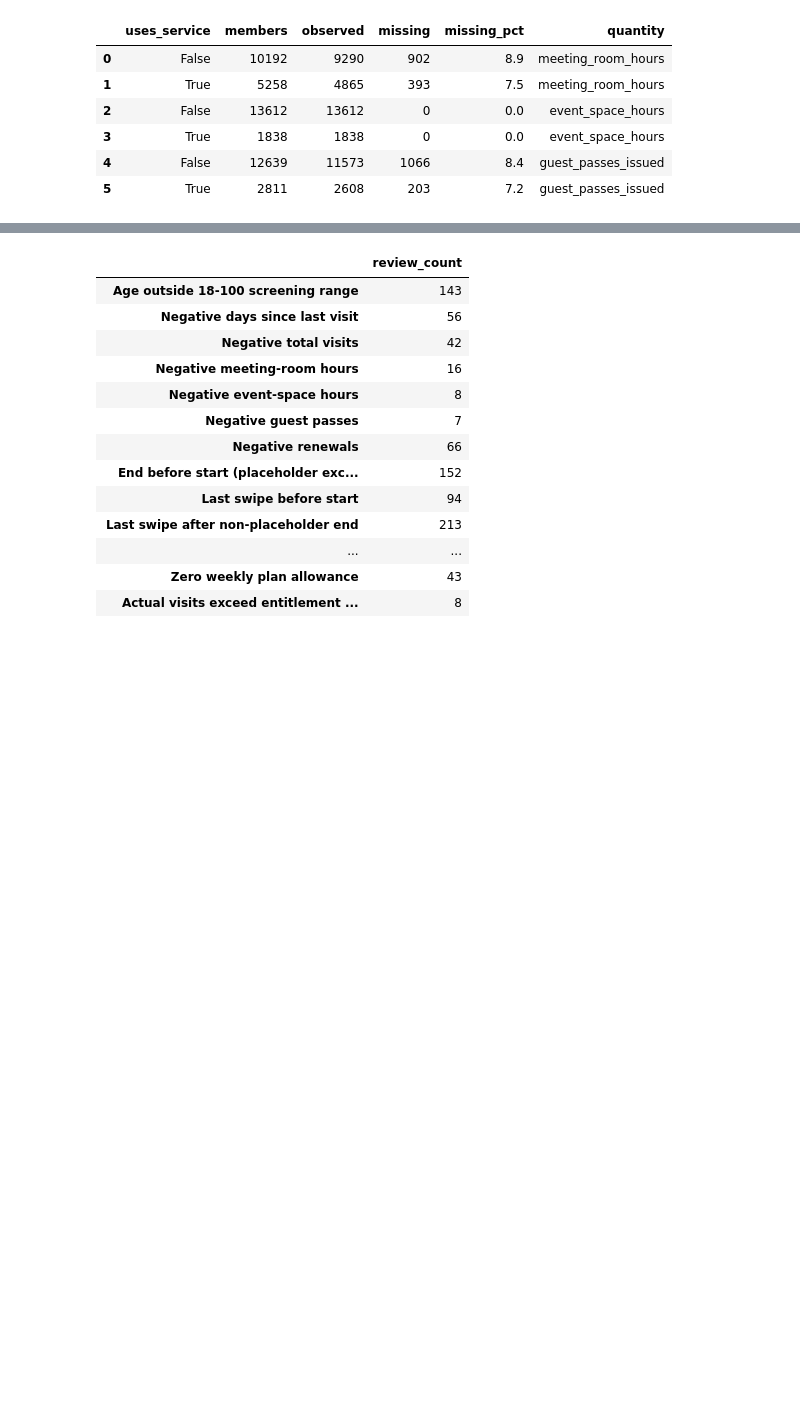
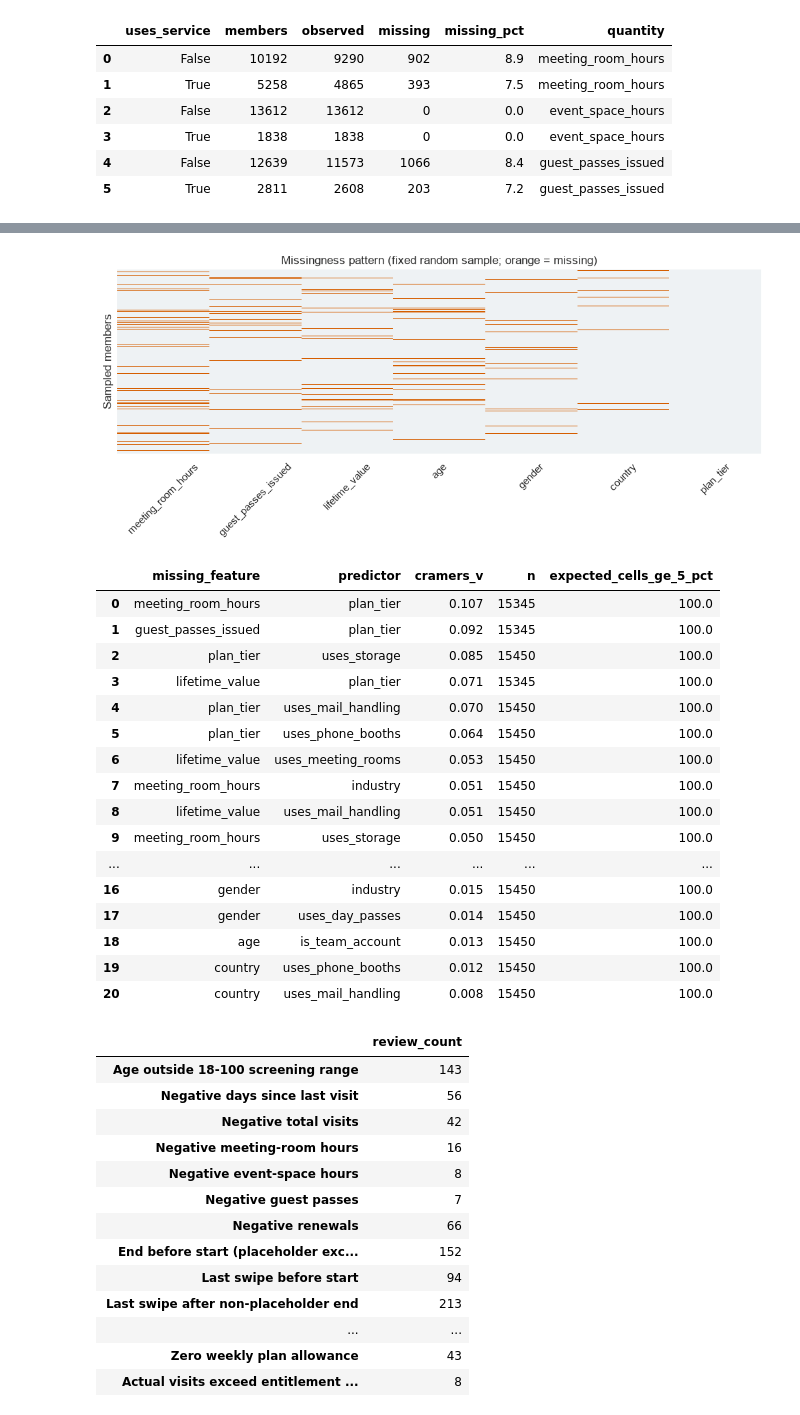
Before and after one commit to arfarfq/data_mining, a Jupyter notebook: notebooks/EDA.ipynb, the cells around one changed output, grey strips where cells are left out. Cells and saved outputs as stored; diff of their text form; code cells hidden in the pictures; blank space fills up the shorter version.

```diff
--- a/notebooks/EDA.ipynb
+++ b/notebooks/EDA.ipynb
@@ -160,3 +223,52 @@ display(pd.concat(service_rows, ignore_index=True))
+# %%
+missing_columns = missing.index.tolist()
+if missing_columns:
+    sample = clean[missing_columns].sample(min(400, len(clean)), random_state=42)
+    fig, ax = plt.subplots(figsize=(10, 4.5))
+    sns.heatmap(sample.isna(), cbar=False, yticklabels=False, cmap=["#EEF2F4", "#D55E00"], ax=ax)
+    ax.set(title="Missingness pattern (fixed random sample; orange = missing)", ylabel="Sampled members")
+    ax.tick_params(axis="x", labelrotation=45)
+    fig.tight_layout(); plt.show()
+
+def missingness_associations(frame, targets, predictors):
+    rows = []
+    for target in targets:
+        for predictor in predictors:
+            if target == predictor: continue
+            valid = frame[predictor].notna()
+            table = pd.crosstab(frame.loc[valid, target].isna(), frame.loc[valid, predictor])
+            if min(table.shape) < 2: continue
+            chi2, _, _, expected = chi2_contingency(table, correction=False)
+            n = table.to_numpy().sum(); r, k = table.shape
+            if n <= 1: continue
+            phi2 = max(0, chi2 / n - ((k - 1) * (r - 1)) / (n - 1))
+            denominator = min(r - 1 - ((r - 1) ** 2) / (n - 1), k - 1 - ((k - 1) ** 2) / (n - 1))
+            rows.append({"missing_feature": target, "predictor": predictor, "cramers_v": np.sqrt(phi2 / denominator) if denominator > 0 else np.nan, "n": int(n), "expected_cells_ge_5_pct": float((expected >= 5).mean() * 100)})
+    return pd.DataFrame(rows, columns=["missing_feature", "predictor", "cramers_v", "n", "expected_cells_ge_5_pct"])
+category_features = ["gender", "country", "industry", "plan_tier"]
+missing_predictors = category_features + ["is_team_account"] + [c for c in clean.columns if c.startswith("uses_")]
+association_table = missingness_associations(clean, missing_columns, missing_predictors)
+strongest_associations = association_table.sort_values("cramers_v", ascending=False).groupby("missing_feature", sort=False).head(3)
+display(strongest_associations.round(3).reset_index(drop=True))
+# %% [output]
+[figure, added]
+|  | missing_feature | predictor | cramers_v | n | expected_cells_ge_5_pct |
+| 0 | meeting_room_hours | plan_tier | 0.107 | 15345 | 100.0 |
+| 1 | guest_passes_issued | plan_tier | 0.092 | 15345 | 100.0 |
+| 2 | plan_tier | uses_storage | 0.085 | 15450 | 100.0 |
+| 3 | lifetime_value | plan_tier | 0.071 | 15345 | 100.0 |
+| 4 | plan_tier | uses_mail_handling | 0.070 | 15450 | 100.0 |
+| 5 | plan_tier | uses_phone_booths | 0.064 | 15450 | 100.0 |
+| 6 | lifetime_value | uses_meeting_rooms | 0.053 | 15450 | 100.0 |
+| 7 | meeting_room_hours | industry | 0.051 | 15450 | 100.0 |
+| 8 | lifetime_value | uses_mail_handling | 0.051 | 15450 | 100.0 |
+| 9 | meeting_room_hours | uses_storage | 0.050 | 15450 | 100.0 |
+| ... | ... | ... | ... | ... | ... |
+| 16 | gender | industry | 0.015 | 15450 | 100.0 |
+| 17 | gender | uses_day_passes | 0.014 | 15450 | 100.0 |
+| 18 | age | is_team_account | 0.013 | 15450 | 100.0 |
+| 19 | country | uses_phone_booths | 0.012 | 15450 | 100.0 |
+| 20 | country | uses_mail_handling | 0.008 | 15450 | 100.0 |
 # %%
 sentinel = pd.Timestamp("1970-01-01")
 start = clean["membership_start"]
```
Also changed, not shown: parts of 9 cells of this notebook.
